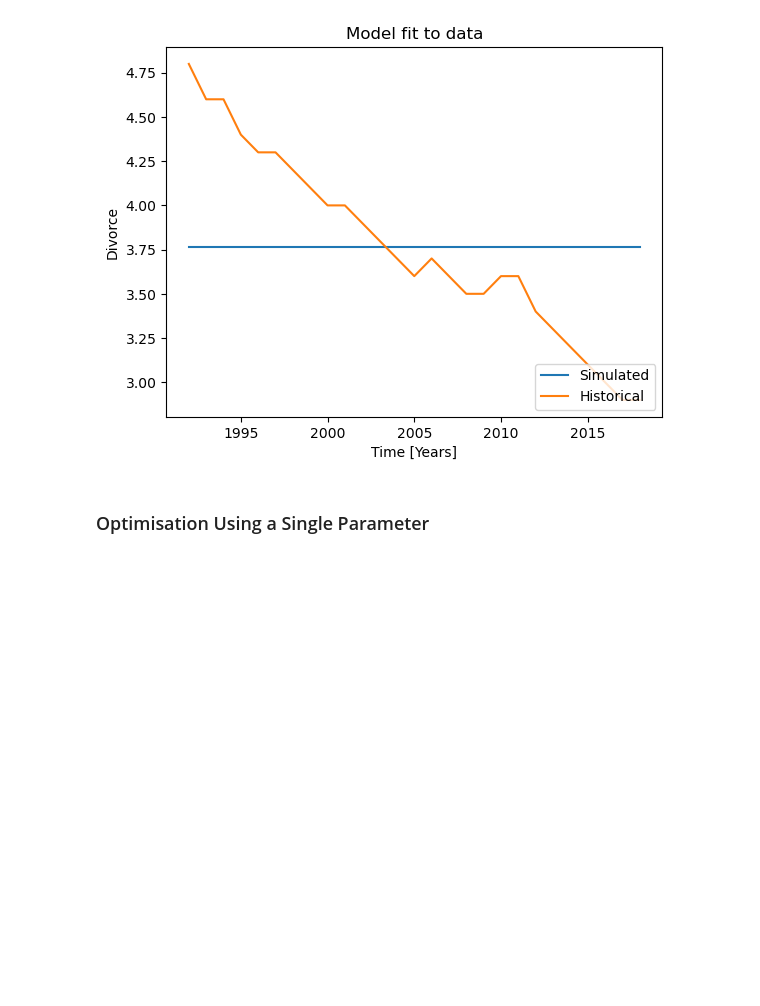
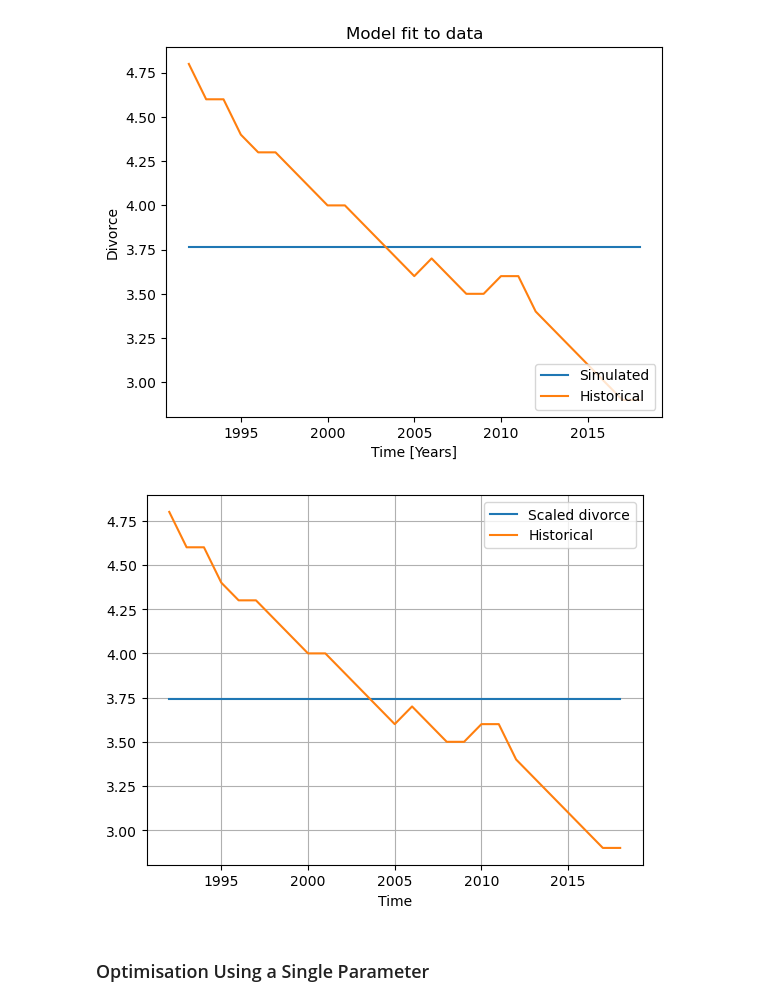
Before and after one commit to Skoyntoyflis/MSD-Group-1, a Jupyter notebook: Optimization-I.ipynb, the cells around one changed output. Cells and saved outputs as stored; diff of their text form; code cells hidden in the pictures; blank space fills up the shorter version.

```diff
--- a/Optimization-I.ipynb
+++ b/Optimization-I.ipynb
@@ -336,6 +336,29 @@ plt.text(2,9000, '', color='r', fontsize=12)
 2018.0  967931.114206  2.572260e+08
 Text(2, 9000, '')
 [figure]
+# %%
+model_output = model.run(params={'K':2.22,
+                               'W soc':0.3381,
+                               'W eco':0.6493,
+                               'Recovery Rate':0.0042,
+                               'Delay for societal':3},
+                       return_columns=['Scaled divorce'],
+                       return_timestamps=list(data.index.values))
+model_output.plot()
+plt.plot(data.index, data['United States'], label='Historical')
+plt.title('')
+plt.xlabel('Time')
+plt.ylabel('')
+handles, labels = plt.gca().get_legend_handles_labels()
+by_label = dict(zip(labels, handles))
+plt.legend(by_label.values(), by_label.keys())
+# plt.grid(True)
+# plt.ylabel('Bacteria')
+# plt.xlabel('time (days)')
+plt.grid(True)
+plt.show()
+# %% [output]
+[figure, added]
 # %% [markdown]
 ### Optimisation Using a Single Parameter
 # %%
```
Also changed, not shown: 1 other file.
